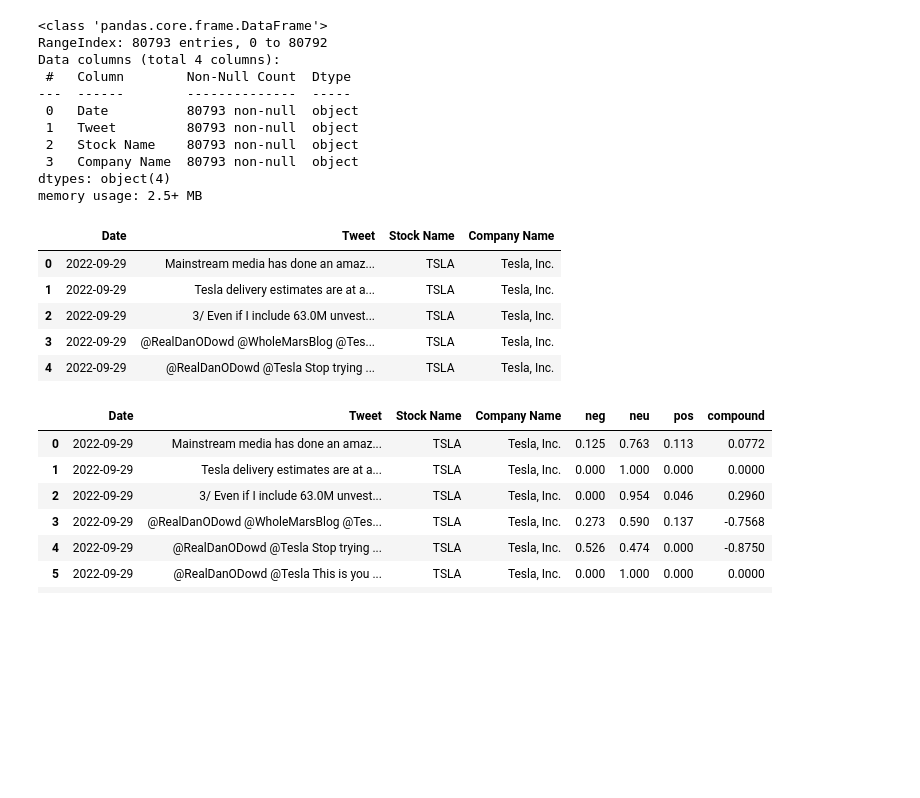
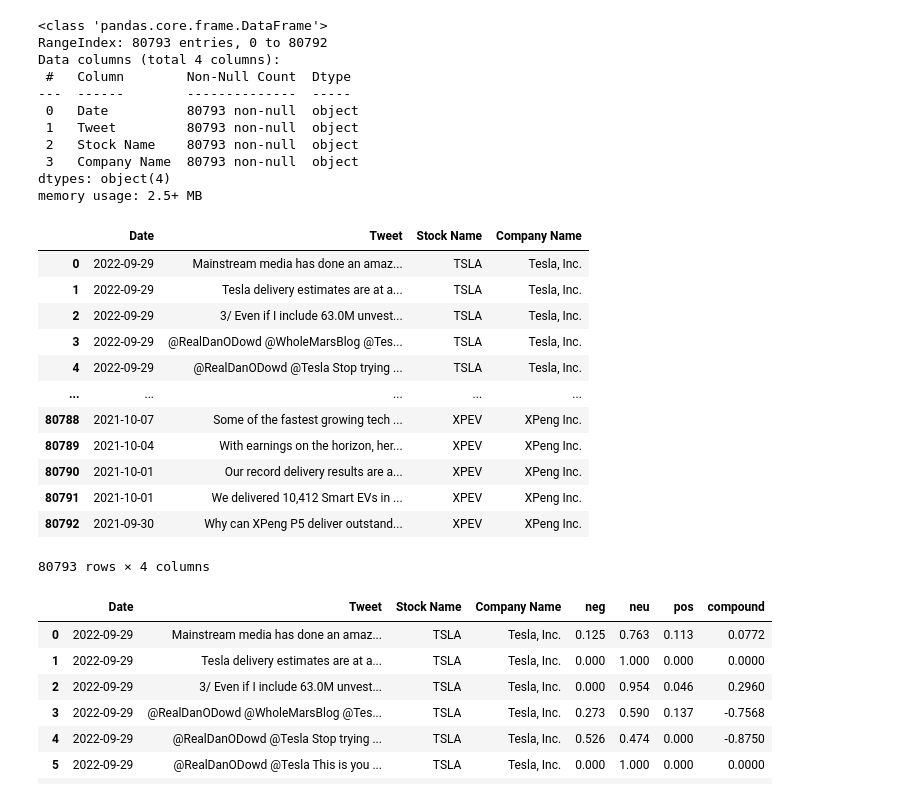
Before and after one commit to AngieP48/project-3, a Jupyter notebook: Marks Code.ipynb, the cells around one changed output. Drawn from its saved outputs; the diff is of its cells as text; code cells hidden in the pictures; blank space fills up the shorter version.

```diff
--- a/Marks Code.ipynb
+++ b/Marks Code.ipynb
@@ -100,15 +128,22 @@ memory usage: 2.5+ MB
 # %%
 tweet_data_df['Date'] = pd.to_datetime(tweet_data_df['Date'])
 tweet_data_df['Date'] = tweet_data_df['Date'].dt.date
 
-tweet_data_df.head()
+tweet_data_df
 # %% [output]
 |  | Date | Tweet | Stock Name | Company Name |
 | 0 | 2022-09-29 | Mainstream media has done an amaz... | TSLA | Tesla, Inc. |
 | 1 | 2022-09-29 | Tesla delivery estimates are at a... | TSLA | Tesla, Inc. |
 | 2 | 2022-09-29 | 3/ Even if I include 63.0M unvest... | TSLA | Tesla, Inc. |
 | 3 | 2022-09-29 | @RealDanODowd @WholeMarsBlog @Tes... | TSLA | Tesla, Inc. |
 | 4 | 2022-09-29 | @RealDanODowd @Tesla Stop trying ... | TSLA | Tesla, Inc. |
+| ... | ... | ... | ... | ... |
+| 80788 | 2021-10-07 | Some of the fastest growing tech ... | XPEV | XPeng Inc. |
+| 80789 | 2021-10-04 | With earnings on the horizon, her... | XPEV | XPeng Inc. |
+| 80790 | 2021-10-01 | Our record delivery results are a... | XPEV | XPeng Inc. |
+| 80791 | 2021-10-01 | We delivered 10,412 Smart EVs in ... | XPEV | XPeng Inc. |
+| 80792 | 2021-09-30 | Why can XPeng P5 deliver outstand... | XPEV | XPeng Inc. |
+80793 rows × 4 columns
 # %%
 # Initialize the SentimentIntensityAnalyzer
 analyzer = SentimentIntensityAnalyzer()
```
Also changed, not shown: parts of 10 cells of this notebook.
